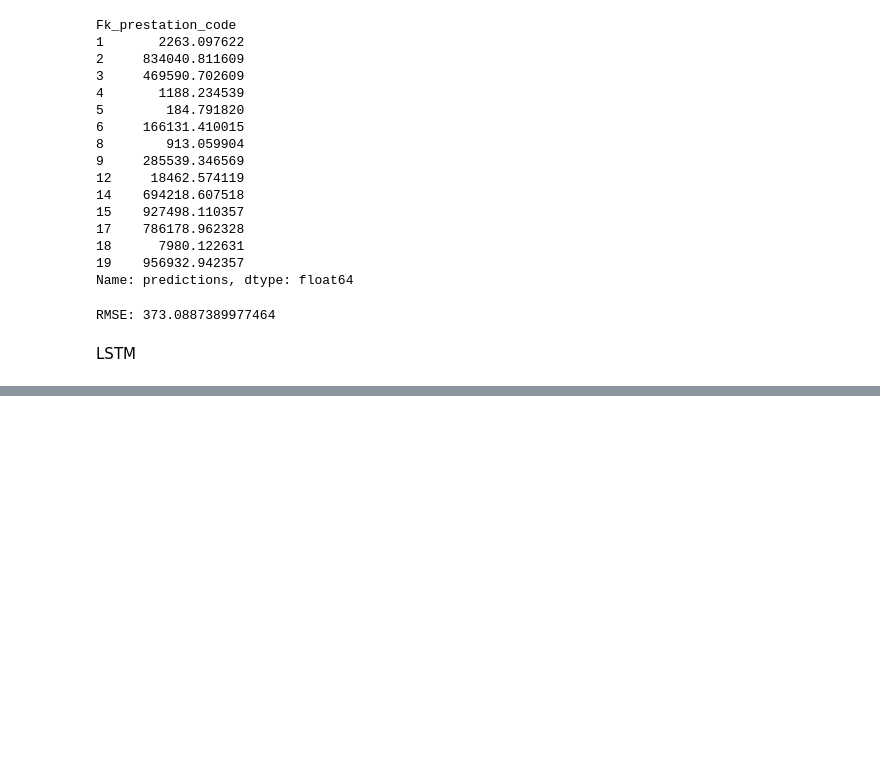
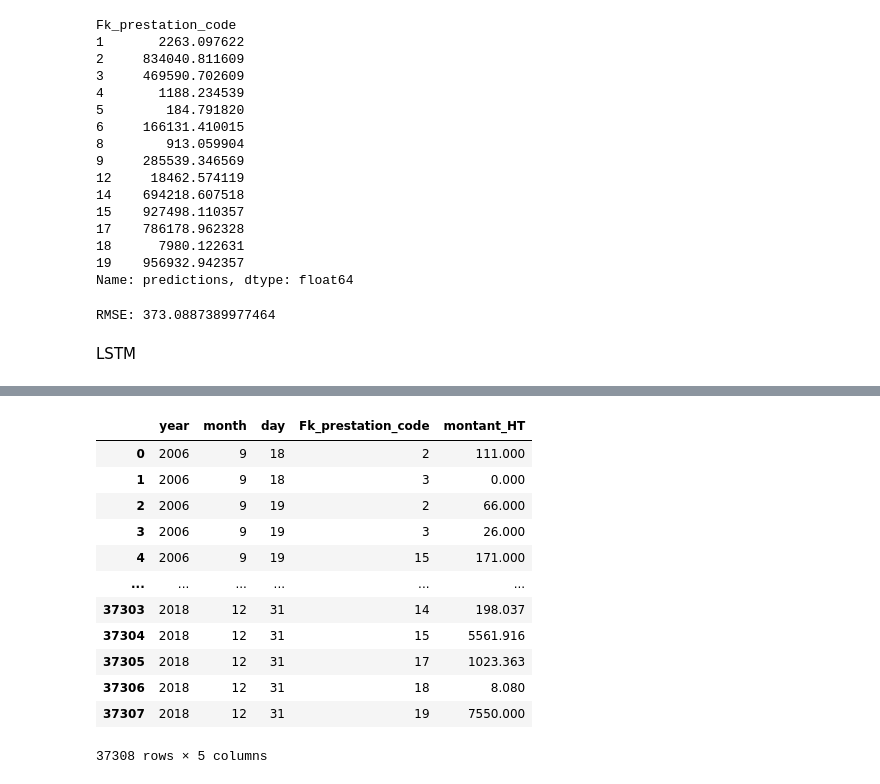
Before and after one commit to Adamderbel/AI, a Jupyter notebook: dataprep.ipynb, the cells around one changed output, grey strips where cells are left out. Drawn from its saved outputs; the diff is of its cells as text; code cells hidden in the pictures; blank space fills up the shorter version.

```diff
--- a/dataprep.ipynb
+++ b/dataprep.ipynb
@@ -498,0 +565,19 @@ predicted_data = scaler.inverse_transform(np.concatenate((X_seq[:, -1, :], predi
+# %%
+train_data = train_data.groupby([ 'year','month','day' ,'Fk_prestation_code'])['montant_HT'].sum().reset_index()
+test_data  = test_data .groupby([ 'year','month','day', 'Fk_prestation_code'])['montant_HT'].sum().reset_index()
+# %%
+train_data
+# %% [output]
+|  | year | month | day | Fk_prestation_code | montant_HT |
+| 0 | 2006 | 9 | 18 | 2 | 111.000 |
+| 1 | 2006 | 9 | 18 | 3 | 0.000 |
+| 2 | 2006 | 9 | 19 | 2 | 66.000 |
+| 3 | 2006 | 9 | 19 | 3 | 26.000 |
+| 4 | 2006 | 9 | 19 | 15 | 171.000 |
+| ... | ... | ... | ... | ... | ... |
+| 37303 | 2018 | 12 | 31 | 14 | 198.037 |
+| 37304 | 2018 | 12 | 31 | 15 | 5561.916 |
+| 37305 | 2018 | 12 | 31 | 17 | 1023.363 |
+| 37306 | 2018 | 12 | 31 | 18 | 8.080 |
+| 37307 | 2018 | 12 | 31 | 19 | 7550.000 |
+37308 rows × 5 columns
```
Also changed, not shown: parts of 31 cells of this notebook.
